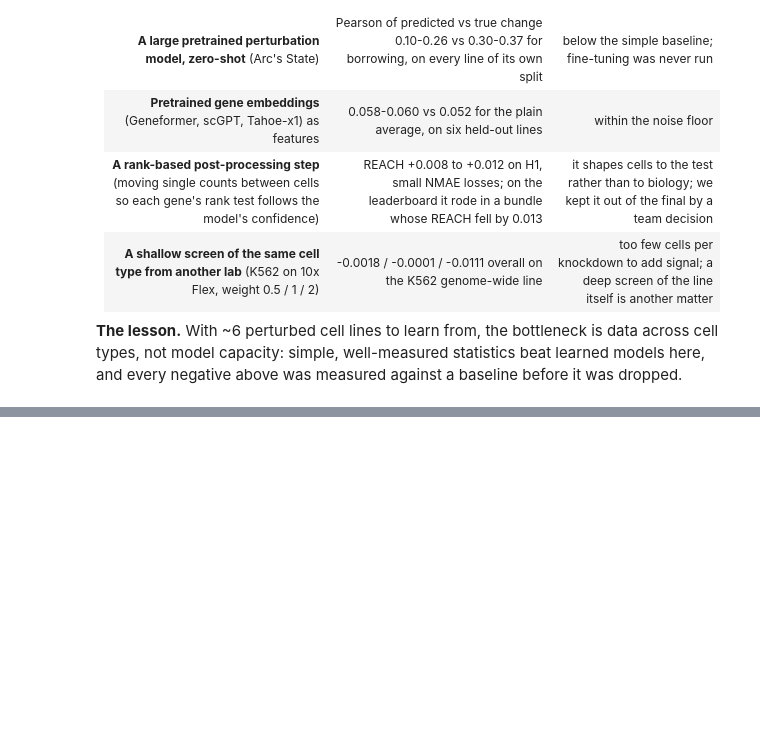
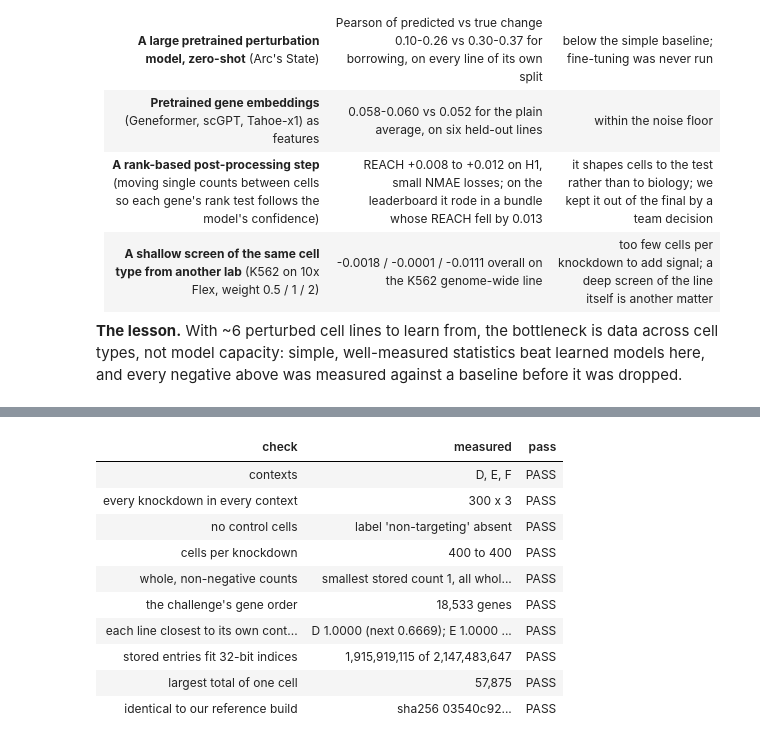
Before and after one commit to helenhenryz/vcc2026-perturbation-prediction, a Jupyter notebook: notebook.ipynb, the cells around one changed output, grey strips where cells are left out. Saved outputs shown, nothing was run; the diff lists cells and outputs as text; code cells hidden in the pictures; blank space fills up the shorter version.

```diff
--- a/notebook.ipynb
+++ b/notebook.ipynb
@@ -1957,0 +2058,92 @@ against a baseline before it was dropped.
+# %%
+if MODE == "FULL":
+    from IPython.display import display
+
+    stats13 = {}
+    keys13, sums13, genes13 = group_sums(WORK / "prediction.h5ad", stats=stats13)
+    man13, gnames13, perts13 = read_phase(PHASE)
+    ctxs13 = list(man13["contexts"])
+    col13 = line_colours(ctxs13)
+    ctrl_n13, ctrl13, cpm13 = {}, {}, {}
+    for c in ctxs13:
+        X = read_controls(PHASE, c, genes13, man13).X
+        ctrl_n13[c], ctrl13[c], cpm13[c] = X.shape[0], np.asarray(X.sum(axis=0, dtype=np.float64)).ravel(), mean_cpm(X)
+        del X
+    kix = {k: i for i, k in enumerate(keys13)}
+    # the label check: each context's average generated cell against each line's average control cell
+    per_ctx = {
+        c: np.log1p(
+            sum(sums13[kix[(c, p)]] for p in perts13 if (c, p) in kix)
+            / sum(stats13["cells_per_group"][(c, p)] for p in perts13 if (c, p) in kix)
+        )
+        for c in ctxs13
+    }
+    lab13 = {
+        c: {o: float(np.corrcoef(per_ctx[c], np.log1p(ctrl13[o] / ctrl_n13[o]))[0, 1]) for o in ctxs13} for c in ctxs13
+    }
+    n_cells = list(stats13["cells_per_group"].values())
+    rows = [
+        ("contexts", ", ".join(sorted({k[0] for k in keys13})), sorted({k[0] for k in keys13}) == sorted(ctxs13)),
+        (
+            "every knockdown in every context",
+            f"{len(perts13)} x {len(ctxs13)}",
+            all({k[1] for k in keys13 if k[0] == c} == set(perts13) for c in ctxs13),
+        ),
+        (
+            "no control cells",
+            f"label '{man13['control_label']}' absent",
+            man13["control_label"] not in {k[1] for k in keys13},
+        ),
+        ("cells per knockdown", f"{min(n_cells)} to {max(n_cells)}", min(n_cells) == max(n_cells) == CELLS_PER_PERT),
+        (
+            "whole, non-negative counts",
+            f"smallest stored count {stats13['min_count']:g}, all whole: {stats13['whole']}",
+            stats13["whole"] and stats13["min_count"] >= 0,
+        ),
+        ("the challenge's gene order", f"{len(genes13):,} genes", genes13 == gnames13),
+        (
+            "each line closest to its own controls",
+            "; ".join(
+                f"{c} {lab13[c][c]:.4f} (next {max(v for o, v in lab13[c].items() if o != c):.4f})" for c in ctxs13
+            ),
+            all(max(lab13[c], key=lab13[c].get) == c for c in ctxs13),
+        ),
+        (
+            "stored entries fit 32-bit indices",
+            f"{stats13['stored_entries']:,} of {INT32_MAX:,}",
+            stats13["stored_entries"] <= INT32_MAX,
+        ),
+        (
+            "largest total of one cell",
+            f"{stats13['max_cell_total']:,.0f}",
+            stats13["max_cell_total"] <= MAX_COUNTS_PER_CELL,
+        ),
+        ("identical to our reference build", f"sha256 {sha[:8]}...", sha == REFERENCE_H5AD_SHA256),
+    ]
+    checks13 = pd.DataFrame(rows, columns=["check", "measured", "pass"])
+    checks13["pass"] = checks13["pass"].map({True: "PASS", False: "FAIL"})
+    display(
+        checks13.style.hide(axis="index").map(
+            lambda v: (
+                "color: #006300; font-weight: bold"
+                if v == "PASS"
+                else "color: #d03b3b; font-weight: bold"
+                if v == "FAIL"
+                else ""
+            ),
+            subset=["pass"],
+        )
+    )
+    assert (checks13["pass"] == "PASS").iloc[:-1].all(), "a submission rule failed"
+# %% [output]
+| check | measured | pass |
+| contexts | D, E, F | PASS |
+| every knockdown in every context | 300 x 3 | PASS |
+| no control cells | label 'non-targeting' absent | PASS |
+| cells per knockdown | 400 to 400 | PASS |
+| whole, non-negative counts | smallest stored count 1, all whol... | PASS |
+| the challenge's gene order | 18,533 genes | PASS |
+| each line closest to its own cont... | D 1.0000 (next 0.6669); E 1.0000 ... | PASS |
+| stored entries fit 32-bit indices | 1,915,919,115 of 2,147,483,647 | PASS |
+| largest total of one cell | 57,875 | PASS |
+| identical to our reference build | sha256 03540c92... | PASS |
```
Also changed, not shown: parts of 11 cells of this notebook.
